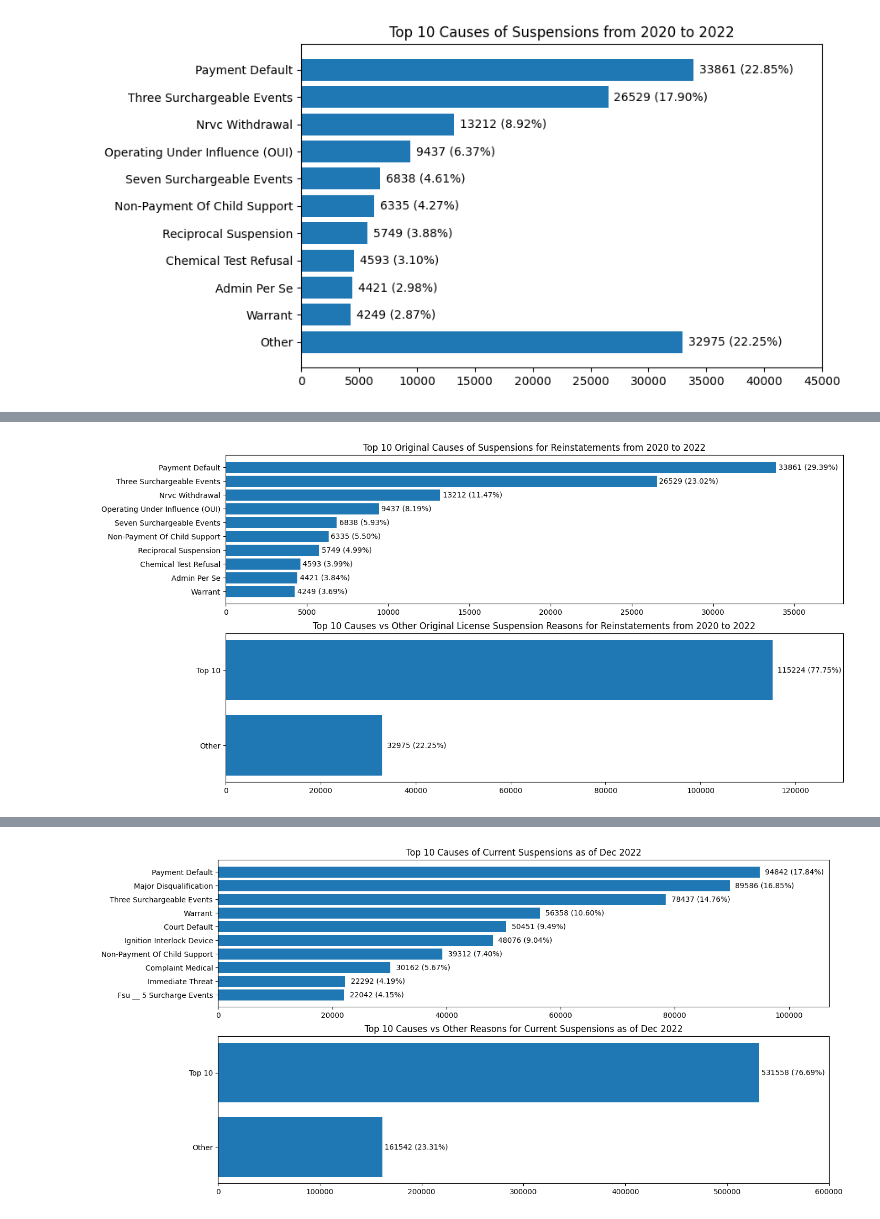
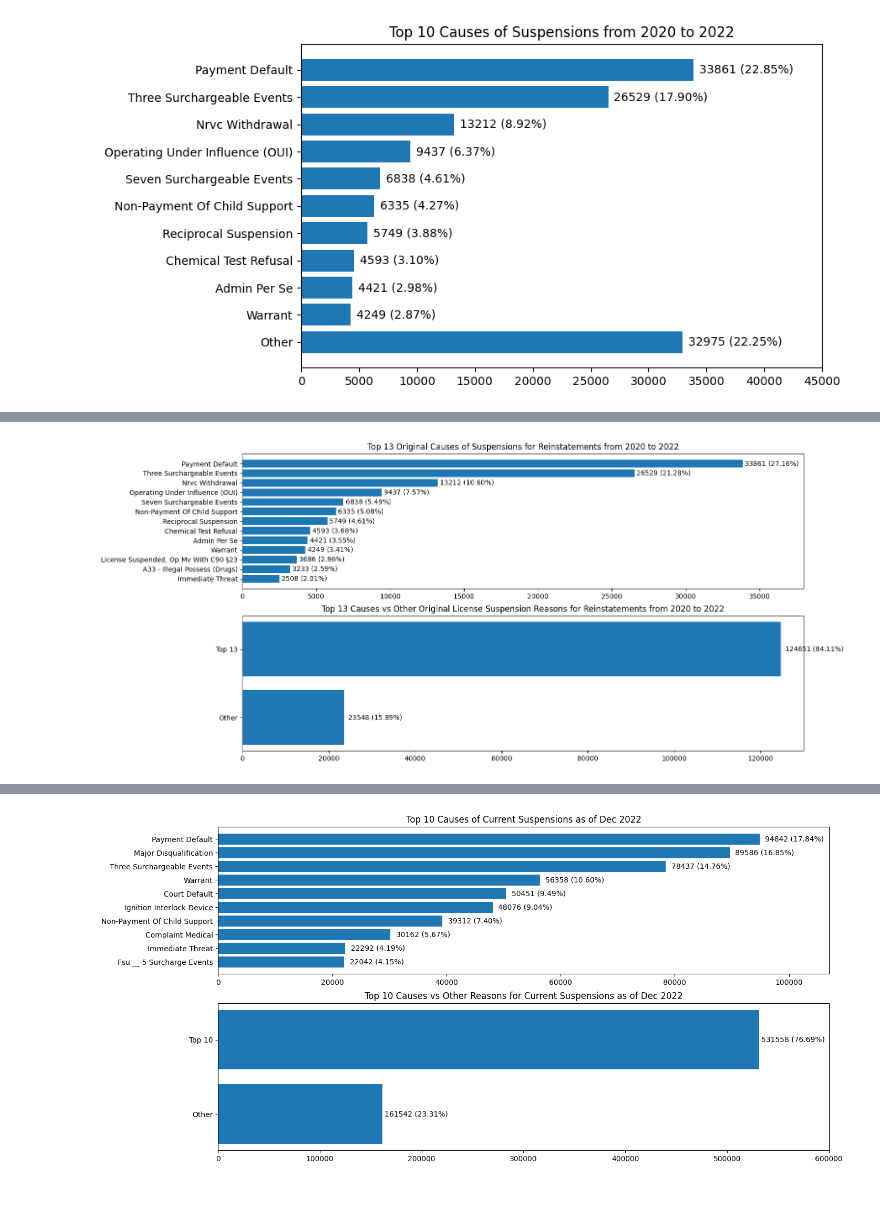
Before and after one commit to BU-Spark/ds4g-livable-streets-debt, a Jupyter notebook: analysis/discovery.ipynb, the cells around one changed output, grey strips where cells are left out. Drawn from its saved outputs; the diff is of its cells as text; code cells hidden in the pictures.

```diff
--- a/analysis/discovery.ipynb
+++ b/analysis/discovery.ipynb
@@ -494,3 +496,26 @@ del temp_df, non_x
 plt.show()
 # %% [output]
 [figure]
+# %%
+x: int = 10
+
+temp_df = reinstatement.copy()
+temp_df['Sanction Description'] = temp_df['Sanction Description'].str.title()
+temp_df['Sanction Description'] = temp_df['Sanction Description'].str.replace('Oui', 'OUI')
+
+temp_df = temp_df.groupby('Sanction Description').size().sort_values(ascending=False).to_frame()
+non_x = temp_df.iloc[x:].sum()
+temp_df = temp_df.iloc[:x]
+
+# temp_df.loc['Other'] = non_x
+plt.figure(figsize=(8, 4.5))
+
+plt.barh(temp_df.index[::-1], temp_df[0][::-1])
+plt.title(f'Top {x} Original Causes of Suspensions for Reinstatements from 2020 to 2022')
+
+plt.xlim(0, 45000)
+
+for i, v in enumerate(temp_df[0][::-1]):
+    plt.text(v+150, i, f'{str(v)} ({v/temp_df[0].sum()*100:.2f}%)', ha='left', va='center')
+
+plt.show()
@@ -497,7 +524,7 @@ plt.show()
 # %%
 fig, axs = plt.subplots(2, 1, figsize=(15, 8))
 
-x: int = 10
+x: int = 13
 
 temp_df = reinstatement.copy()
 temp_df['Sanction Description'] = temp_df['Sanction Description'].str.title()
@@ -512,32 +539,32 @@ temp_df = temp_df.iloc[:x]
 
 axs[0].barh(temp_df.index[::-1], temp_df[0][::-1])
 axs[0].title.set_text(f'Top {x} Original Causes of Suspensions for Reinstatements from 2020 to 2022')
 
 axs[0].set_xlim(0, 38000)
 
 for i, v in enumerate(temp_df[0][::-1]):
     axs[0].text(v+150, i, f'{str(v)} ({v/temp_df[0].sum()*100:.2f}%)', ha='left', va='center')
 
 
 split_df = temp_df.iloc[:x].sum()
-split_df.index = ['Top 10']
+split_df.index = [f'Top {x}']
 
 # non_x = temp_df.iloc[x:].sum()
 split_df.loc['Other'] = non_x[0]
 split_df = split_df.to_frame()
 split_df.sort_values(0, ascending=True, inplace=True)
 
 # axs[1].figure(figsize=(8, 5))
 axs[1].title.set_text(f'Top {x} Causes vs Other Original License Suspension Reasons for Reinstatements from 2020 to 2022')
 axs[1].barh(split_df.index, split_df[0])
 
 axs[1].set_xlim(0, 130000)
 
 for i, v in enumerate(split_df[0]):
     axs[1].text(v+1000, i, f'{str(v)} ({v/split_df[0].sum()*100:.2f}%)', ha='left', va='center')
 
 del split_df, temp_df, non_x
 
 plt.show()
 # %% [output]
-[figure, old version]
+[figure, new version]
```
Also changed, not shown: parts of 10 cells of this notebook.
